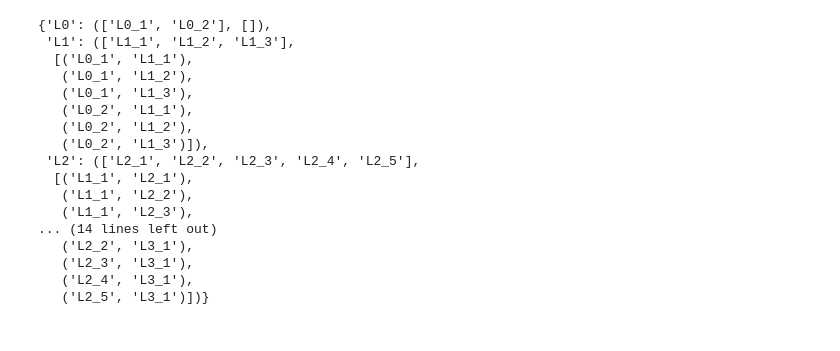
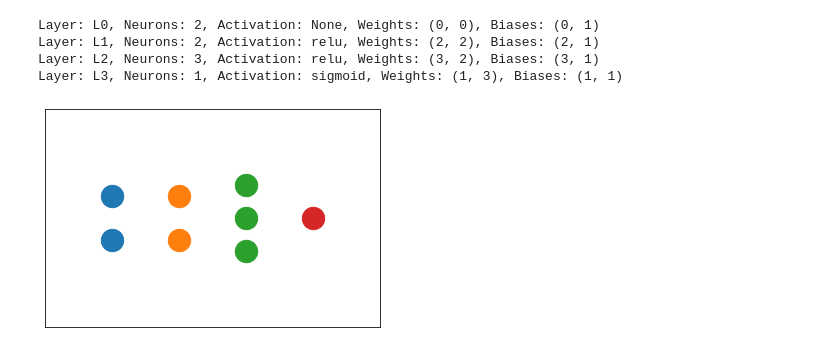
Before and after one commit to AleksandrGontcharov/neuralnetwork, a Jupyter notebook: neural_network_tutorial.ipynb, the cells around one changed output. Drawn from its saved outputs; the diff is of its cells as text; code cells hidden in the pictures.

```diff
--- a/neural_network_tutorial.ipynb
+++ b/neural_network_tutorial.ipynb
@@ -4,25 +4,13 @@ from neuralnetwork.network import Network
 # %%
 # Example Network
 mynetwork = Network(2)
-mynetwork.add_layer(3, connections = 'all')
-mynetwork.add_layer(5)
-mynetwork.add_layer(1)
-mynetwork.layers
+mynetwork.add_layer(2, activation = 'relu')
+mynetwork.add_layer(3, activation = 'relu')
+mynetwork.add_layer(1, activation = 'sigmoid')
+mynetwork.summary()
 # %% [output]
-{'L0': (['L0_1', 'L0_2'], []),
- 'L1': (['L1_1', 'L1_2', 'L1_3'],
-  [('L0_1', 'L1_1'),
-   ('L0_1', 'L1_2'),
-   ('L0_1', 'L1_3'),
-   ('L0_2', 'L1_1'),
-   ('L0_2', 'L1_2'),
-   ('L0_2', 'L1_3')]),
- 'L2': (['L2_1', 'L2_2', 'L2_3', 'L2_4', 'L2_5'],
-  [('L1_1', 'L2_1'),
-   ('L1_1', 'L2_2'),
-   ('L1_1', 'L2_3'),
-... (14 lines left out)
-   ('L2_2', 'L3_1'),
-   ('L2_3', 'L3_1'),
-   ('L2_4', 'L3_1'),
-   ('L2_5', 'L3_1')])}
+Layer: L0, Neurons: 2, Activation: None, Weights: (0, 0), Biases: (0, 1)
+Layer: L1, Neurons: 2, Activation: relu, Weights: (2, 2), Biases: (2, 1)
+Layer: L2, Neurons: 3, Activation: relu, Weights: (3, 2), Biases: (3, 1)
+Layer: L3, Neurons: 1, Activation: sigmoid, Weights: (1, 3), Biases: (1, 1)
+[figure, added]
```
Also changed, not shown: parts of 7 cells of this notebook, 3 other files.
